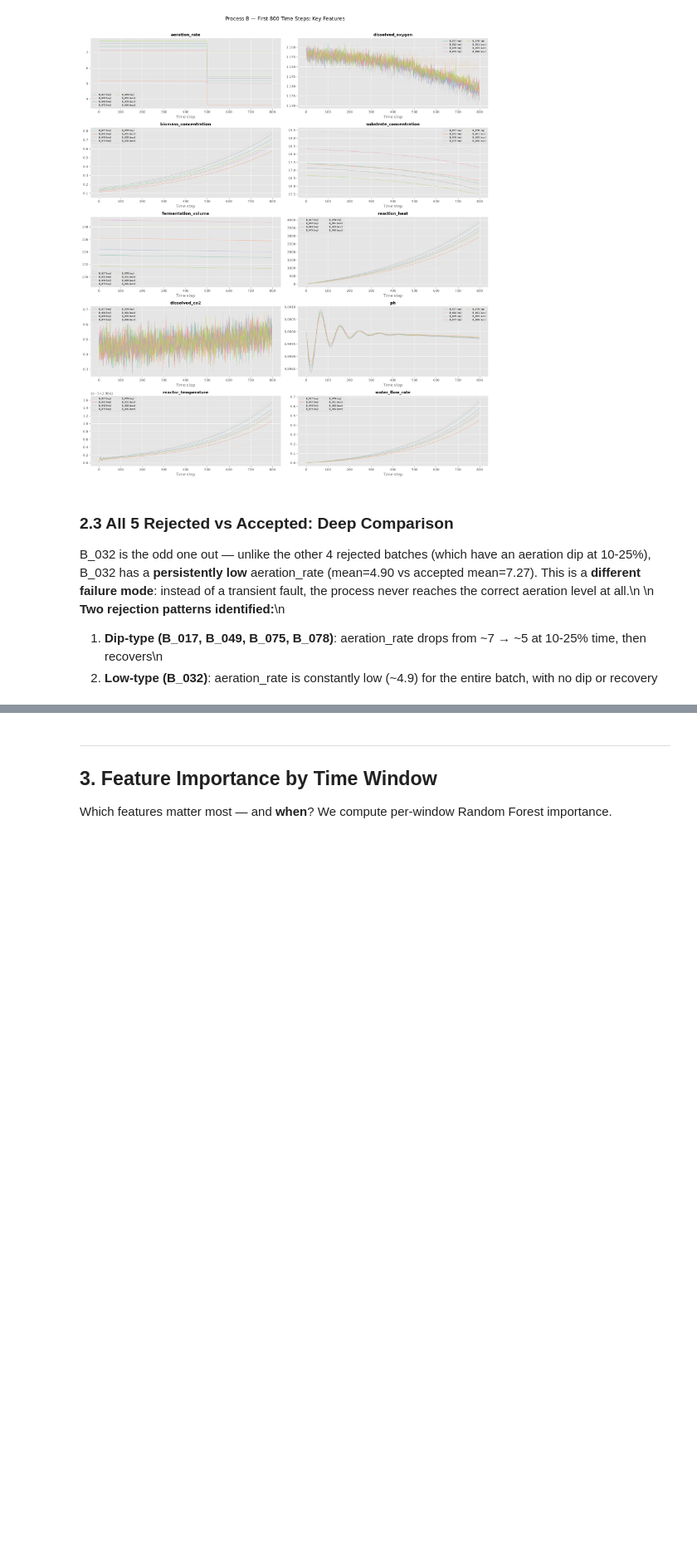
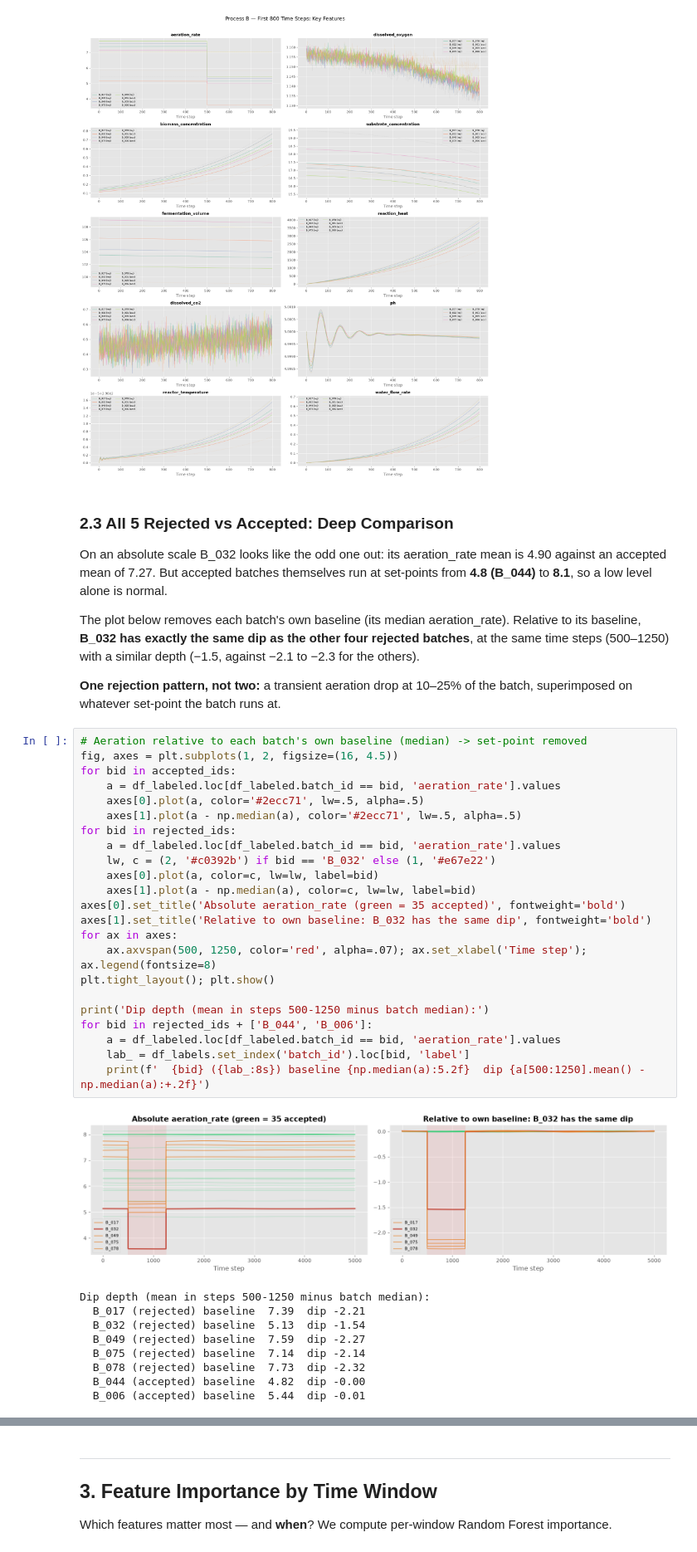
Before and after one commit to SwissDataScienceCenter/SDSC-STEM4Health-group11, a Jupyter notebook: src/process_b/process_b_EDA.ipynb, the cells around one changed output, grey strips where cells are left out. Shown at 83% size. Drawn from its saved outputs; the diff is of its cells as text; blank space fills up the shorter version.

```diff
--- a/src/process_b/process_b_EDA.ipynb
+++ b/src/process_b/process_b_EDA.ipynb
@@ -256,11 +266,44 @@ plt.show()
 # %% [markdown]
 ### 2.3 All 5 Rejected vs Accepted: Deep Comparison
 
-B_032 is the odd one out — unlike the other 4 rejected batches (which have an aeration dip at 10-25%), B_032 has a **persistently low** aeration_rate (mean=4.90 vs accepted mean=7.27). This is a **different failure mode**: instead of a transient fault, the process never reaches the correct aeration level at all.\n
-\n
-**Two rejection patterns identified:**\n
-1. **Dip-type (B_017, B_049, B_075, B_078)**: aeration_rate drops from ~7 → ~5 at 10-25% time, then recovers\n
-2. **Low-type (B_032)**: aeration_rate is constantly low (~4.9) for the entire batch, with no dip or recovery
+On an absolute scale B_032 looks like the odd one out: its aeration_rate mean is 4.90 against an accepted mean of 7.27. But accepted batches themselves run at set-points from **4.8 (B_044)** to **8.1**, so a low level alone is normal.
+
+The plot below removes each batch's own baseline (its median aeration_rate). Relative to its baseline, **B_032 has exactly the same dip as the other four rejected batches**, at the same time steps (500–1250) with a similar depth (−1.5, against −2.1 to −2.3 for the others).
+
+**One rejection pattern, not two:** a transient aeration drop at 10–25% of the batch, superimposed on whatever set-point the batch runs at.
+# %%
+# Aeration relative to each batch's own baseline (median) -> set-point removed
+fig, axes = plt.subplots(1, 2, figsize=(16, 4.5))
+for bid in accepted_ids:
+    a = df_labeled.loc[df_labeled.batch_id == bid, 'aeration_rate'].values
+    axes[0].plot(a, color='#2ecc71', lw=.5, alpha=.5)
+    axes[1].plot(a - np.median(a), color='#2ecc71', lw=.5, alpha=.5)
+for bid in rejected_ids:
+    a = df_labeled.loc[df_labeled.batch_id == bid, 'aeration_rate'].values
+    lw, c = (2, '#c0392b') if bid == 'B_032' else (1, '#e67e22')
+    axes[0].plot(a, color=c, lw=lw, label=bid)
+    axes[1].plot(a - np.median(a), color=c, lw=lw, label=bid)
+axes[0].set_title('Absolute aeration_rate (green = 35 accepted)', fontweight='bold')
+axes[1].set_title('Relative to own baseline: B_032 has the same dip', fontweight='bold')
+for ax in axes:
+    ax.axvspan(500, 1250, color='red', alpha=.07); ax.set_xlabel('Time step'); ax.legend(fontsize=8)
+plt.tight_layout(); plt.show()
+
+print('Dip depth (mean in steps 500-1250 minus batch median):')
+for bid in rejected_ids + ['B_044', 'B_006']:
+    a = df_labeled.loc[df_labeled.batch_id == bid, 'aeration_rate'].values
+    lab_ = df_labels.set_index('batch_id').loc[bid, 'label']
+    print(f'  {bid} ({lab_:8s}) baseline {np.median(a):5.2f}  dip {a[500:1250].mean() - np.median(a):+.2f}')
+# %% [output]
+[figure, added]
+Dip depth (mean in steps 500-1250 minus batch median):
+  B_017 (rejected) baseline  7.39  dip -2.21
+  B_032 (rejected) baseline  5.13  dip -1.54
+  B_049 (rejected) baseline  7.59  dip -2.27
+  B_075 (rejected) baseline  7.14  dip -2.14
+  B_078 (rejected) baseline  7.73  dip -2.32
+  B_044 (accepted) baseline  4.82  dip -0.00
+  B_006 (accepted) baseline  5.44  dip -0.01
 # %%
 fig, axes = plt.subplots(2, 3, figsize=(16, 9))
 
```
Also changed, not shown: parts of 7 cells of this notebook, 1 other file.
